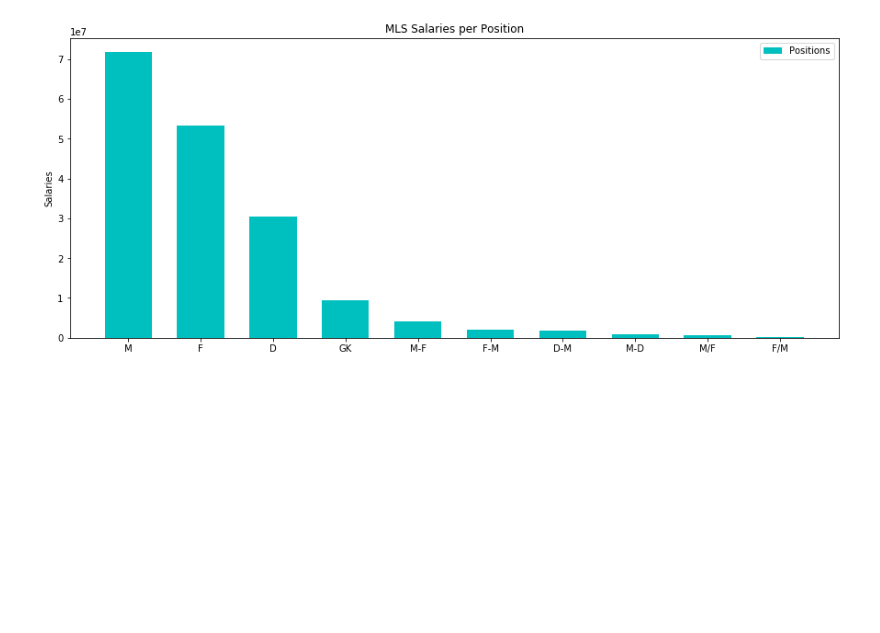
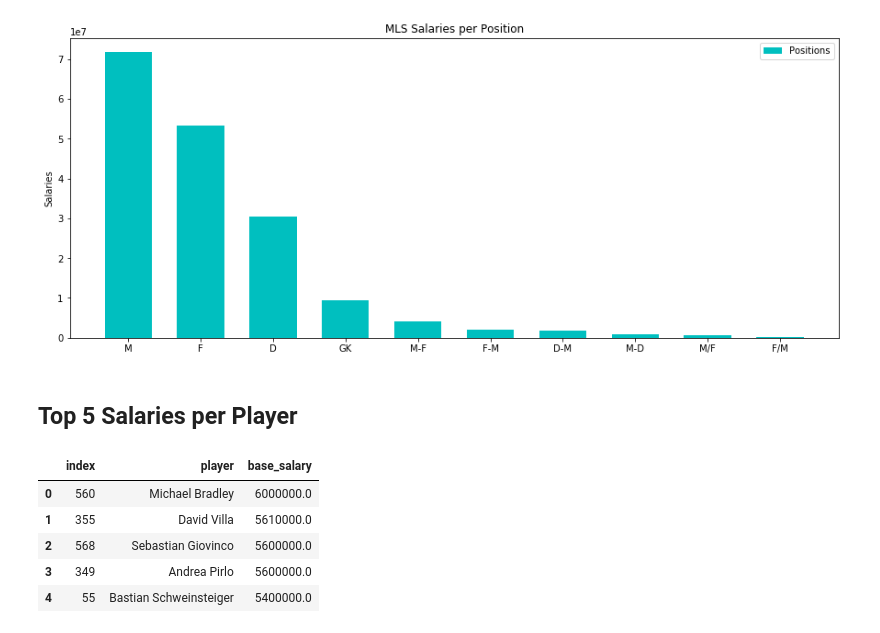
Before and after one commit to estevaoguerra19/us-soccer-salaries, a Jupyter notebook: main.ipynb, the cells around one changed output. Cells and saved outputs as stored; diff of their text form; code cells hidden in the pictures; blank space fills up the shorter version.

```diff
--- a/main.ipynb
+++ b/main.ipynb
@@ -238,3 +225,17 @@ ax.legend()
 plt.show()
 # %% [output]
 [figure]
+# %% [markdown]
+## Top 5 Salaries per Player
+# %%
+data['player'] = data['first_name'] + ' ' + data['last_name']
+data.drop(['last_name', 'first_name'], axis=1, inplace=True)
+pls = data[['player', 'base_salary']].sort_values('base_salary', ascending = False).head(5).reset_index()
+pls
+# %% [output]
+|  | index | player | base_salary |
+| 0 | 560 | Michael Bradley | 6000000.0 |
+| 1 | 355 | David Villa | 5610000.0 |
+| 2 | 568 | Sebastian Giovinco | 5600000.0 |
+| 3 | 349 | Andrea Pirlo | 5600000.0 |
+| 4 | 55 | Bastian Schweinsteiger | 5400000.0 |
```
Also changed, not shown: parts of 11 cells of this notebook.
